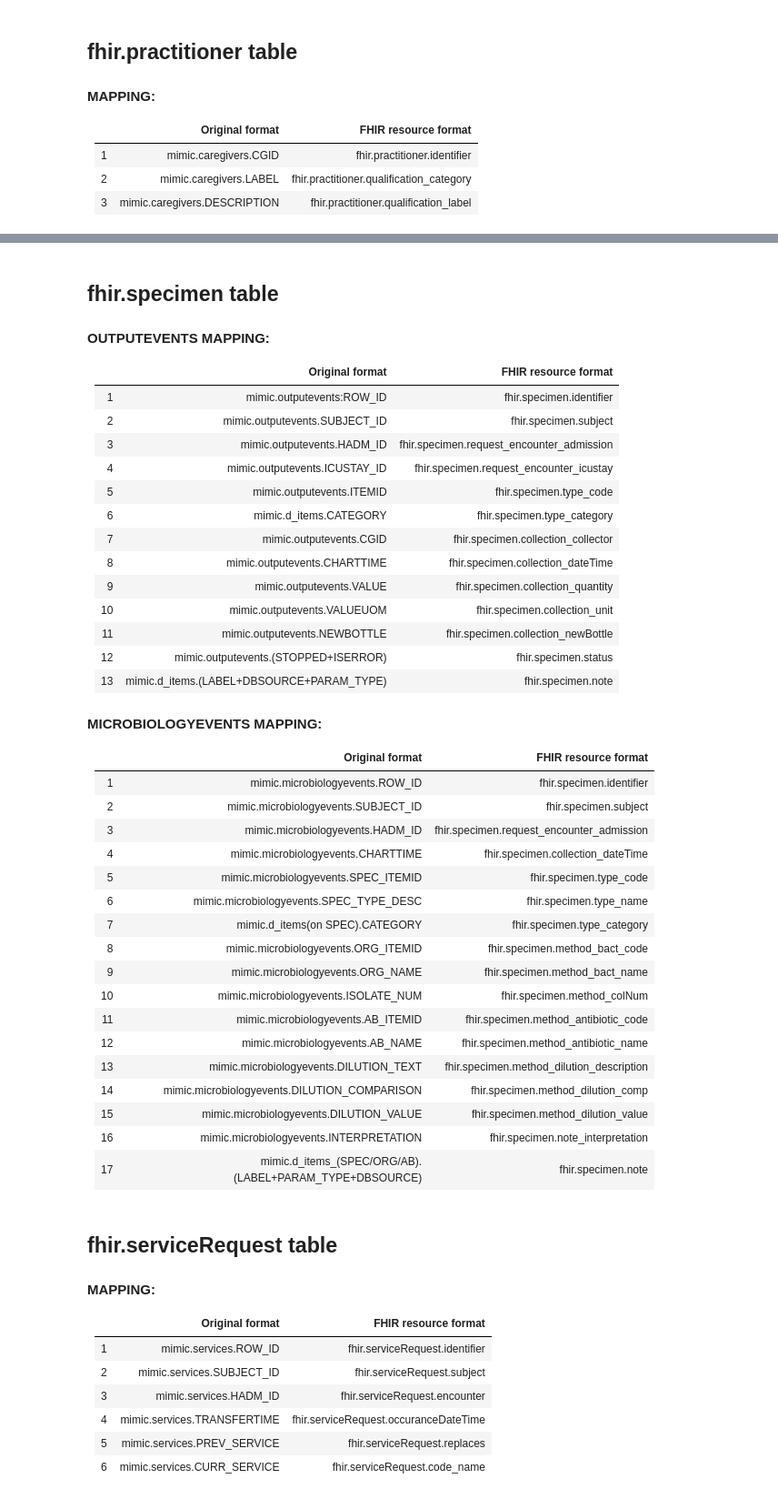
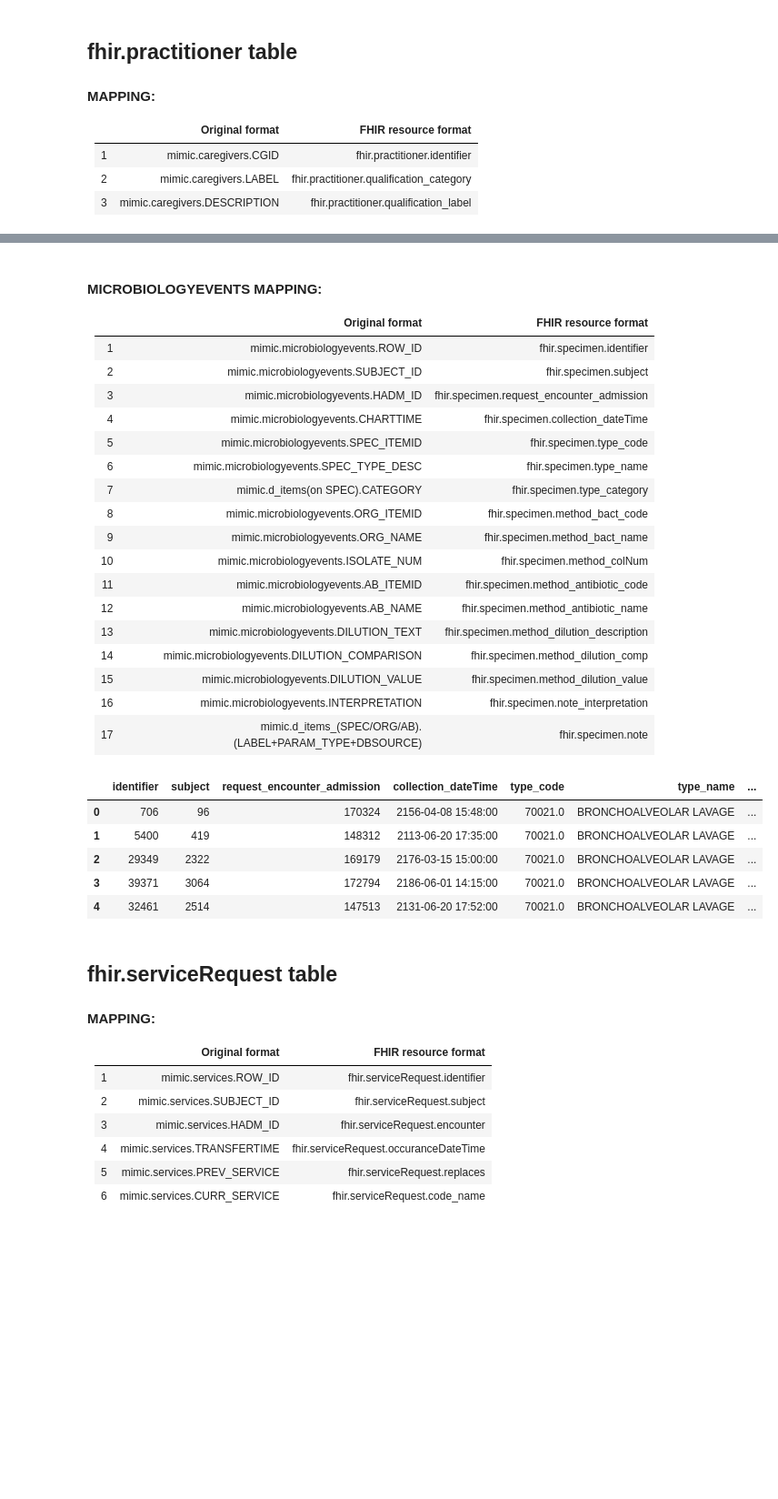
Before and after one commit to Machine-Learning-for-Medical-Language/MIMICIII-to-FHIR, a Jupyter notebook: 004-kba-mimicIII_ETL_FHIR.ipynb, the cells around one changed output, grey strips where cells are left out. Shown: that part at 91% size. Cells and saved outputs as stored; diff of their text form; code cells hidden in the pictures; blank space fills up the shorter version.

Commit message:
original code conversion complete

```diff
--- a/004-kba-mimicIII_ETL_FHIR.ipynb
+++ b/004-kba-mimicIII_ETL_FHIR.ipynb
@@ -153,24 +295,4 @@ procedure_mv.head()
 # %% [markdown]
-## fhir.specimen table
-
-#### OUTPUTEVENTS MAPPING:<br>
-
-||Original format | FHIR resource format|
-|------|:-----|:-----|
-|1|mimic.outputevents:ROW_ID | fhir.specimen.identifier|
-|2|mimic.outputevents.SUBJECT_ID | fhir.specimen.subject|
-|3|mimic.outputevents.HADM_ID | fhir.specimen.request_encounter_admission|
-|4|mimic.outputevents.ICUSTAY_ID | fhir.specimen.request_encounter_icustay|
-|5|mimic.outputevents.ITEMID | fhir.specimen.type_code|
-|6|mimic.d_items.CATEGORY | fhir.specimen.type_category|
-|7|mimic.outputevents.CGID | fhir.specimen.collection_collector|
-|8|mimic.outputevents.CHARTTIME | fhir.specimen.collection_dateTime|
-|9|mimic.outputevents.VALUE | fhir.specimen.collection_quantity|
-|10|mimic.outputevents.VALUEUOM | fhir.specimen.collection_unit|
-|11|mimic.outputevents.NEWBOTTLE | fhir.specimen.collection_newBottle|
-|12|mimic.outputevents.(STOPPED+ISERROR) | fhir.specimen.status|
-|13|mimic.d_items.(LABEL+DBSOURCE+PARAM_TYPE) | fhir.specimen.note|
-
 #### MICROBIOLOGYEVENTS MAPPING:<br>
 
 ||Original format | FHIR resource format|
@@ -245,49 +317,77 @@ specimen_oe.head()
 # %%
 def transform_microbiologyevents(data_path, output_path):
-    microbiologyevents = pd.read_csv(data_path+'MICROBIOLOGYEVENTS'+file_ext, compression=compression)
-    d_items = pd.read_csv(data_path+'D_ITEMS'+file_ext, compression=compression, index_col=0)
+    # 'CHARTDATE',
+    microbiologyevents = pd.read_csv(data_path+'MICROBIOLOGYEVENTS'+file_ext, compression=compression,
+                                     usecols = ['ROW_ID', 'SUBJECT_ID', 'HADM_ID',
+                                                'CHARTTIME', 'SPEC_ITEMID', 'SPEC_TYPE_DESC',
+                                                'ORG_ITEMID', 'ORG_NAME', 'ISOLATE_NUM', 'AB_ITEMID',
+                                                'AB_NAME', 'DILUTION_TEXT', 'DILUTION_COMPARISON',
+                                                'DILUTION_VALUE', 'INTERPRETATION'],
+                                     dtype = {'ROW_ID': int, 'SUBJECT_ID': int, 'HADM_ID': int,
+                                              'SPEC_ITEMID': float, 'SPEC_TYPE_DESC': str,
+                                              'ORG_ITEMID': float, 'ORG_NAME': str, 'ISOLATE_NUM': float,
+                                              'AB_ITEMID': float, 'AB_NAME': str, 'DILUTION_TEXT': str,
+                                              'DILUTION_COMPARISON': str, 'DILUTION_VALUE': np.float64,
+                                              'INTERPRETATION': str},
+                                     parse_dates=['CHARTTIME'],
+                                    )
 
+    d_items = pd.read_csv(data_path+'D_ITEMS'+file_ext, compression=compression, index_col=0,
+                          # dropped 'ABBREVIATION', 'LINKSTO', 'CONCEPTID', 'UNITNAME'
+                          usecols=['ROW_ID', 'ITEMID', 'LABEL', 'DBSOURCE', 'CATEGORY', 'PARAM_TYPE'],
+                          dtype={'ROW_ID': int, 'ITEMID': int, 'LABEL': str, 'DBSOURCE': 'category',
+                                 'CATEGORY': 'category', 'PARAM_TYPE': str})
+
+    # ???
     specimen_mbe = pd.merge(microbiologyevents, d_items[['ITEMID','LABEL','DBSOURCE','PARAM_TYPE','CATEGORY']], left_on='SPEC_ITEMID', right_on='ITEMID')
     specimen_mbe = pd.merge(specimen_mbe, d_items[['ITEMID','LABEL','DBSOURCE','PARAM_TYPE']], left_on='ORG_ITEMID', right_on='ITEMID', suffixes=('','_org'))
     specimen_mbe = pd.merge(specimen_mbe, d_items[['ITEMID','LABEL','DBSOURCE','PARAM_TYPE']], left_on='AB_ITEMID', right_on='ITEMID', suffixes=('','_ab'))
 
-    specimen_mbe.CHARTTIME = pd.to_datetime(specimen_mbe.CHARTTIME, format = '%Y-%m-%d %H:%M:%S', errors = 'coerce')
-
     # Replace NaN in columns with empty strings so that concatenation in notes works
-    specimen_mbe['PARAM_TYPE'].replace(np.NaN, '', regex=True, inplace=True)
-    specimen_mbe['PARAM_TYPE_org'].replace(np.NaN, '', regex=True, inplace=True)
-    specimen_mbe['PARAM_TYPE_ab'].replace(np.NaN, '', regex=True, inplace=True)
-
-    specimen_mbe['note'] = specimen_mbe['LABEL'] + ' ' + specimen_mbe['DBSOURCE'] + ' ' + specimen_mbe['PARAM_TYPE']  + ' ' + specimen_mbe['LABEL_org'] + ' ' + specimen_mbe['DBSOURCE_org'] + ' ' + specimen_mbe['PARAM_TYPE_org']  + ' ' + specimen_mbe['LABEL_ab'] + ' ' + specimen_mbe['DBSOURCE_ab'] + ' ' + specimen_mbe['PARAM_TYPE_ab']
+    specimen_mbe['note'] = specimen_mbe['LABEL'].str.cat(specimen_mbe['DBSOURCE'], sep=' ', na_rep='NA')
+    specimen_mbe['note'] = specimen_mbe['note'].str.cat(specimen_mbe['PARAM_TYPE'], sep=' ', na_rep='')
+    specimen_mbe['note'] = specimen_mbe['note'].str.cat(specimen_mbe['LABEL_org'], sep=' ', na_rep='')
+    specimen_mbe['note'] = specimen_mbe['note'].str.cat(specimen_mbe['DBSOURCE_org'], sep=' ', na_rep='')
+    specimen_mbe['note'] = specimen_mbe['note'].str.cat(specimen_mbe['PARAM_TYPE_org'], sep=' ', na_rep='')
+    specimen_mbe['note'] = specimen_mbe['note'].str.cat(specimen_mbe['LABEL_ab'], sep=' ', na_rep='')
+    specimen_mbe['note'] = specimen_mbe['note'].str.cat(specimen_mbe['DBSOURCE_ab'], sep=' ', na_rep='')
+    specimen_mbe['note'] = specimen_mbe['note'].str.cat(specimen_mbe['PARAM_TYPE_ab'], sep=' ', na_rep='')
 
     # Drop columns combined to note field
-    specimen_mbe.drop(['CHARTDATE'], axis=1, inplace=True)
-    specimen_mbe.drop(['ITEMID', 'LABEL', 'PARAM_TYPE','DBSOURCE'], axis=1, inplace=True)
-    specimen_mbe.drop(['ITEMID_org', 'LABEL_org', 'PARAM_TYPE_org','DBSOURCE_org'], axis=1, inplace=True)
-    specimen_mbe.drop(['ITEMID_ab', 'LABEL_ab', 'PARAM_TYPE_ab','DBSOURCE_ab'], axis=1, inplace=True)
+    specimen_mbe.drop(columns=['ITEMID', 'LABEL', 'PARAM_TYPE','DBSOURCE',
+                               'ITEMID_org', 'LABEL_org', 'PARAM_TYPE_org','DBSOURCE_org',
+                               'ITEMID_ab', 'LABEL_ab', 'PARAM_TYPE_ab','DBSOURCE_ab'
+                              ], inplace=True)
 
     specimen_mbe.rename(columns={'ROW_ID':'identifier',
                                  'SUBJECT_ID':'subject',
                                  'HADM_ID':'request_encounter_admission',
                                  'CHARTTIME':'collection_dateTime',
                                  'SPEC_ITEMID':'type_code',
                                  'SPEC_TYPE_DESC':'type_name',
                                  'CATEGORY':'type_category',
                                  'ORG_ITEMID':'method_bact_code',
                                  'ORG_NAME':'method_bact_name',
                                  'ISOLATE_NUM':'method_colNum',
                                  'AB_ITEMID':'method_antibiotic_code',
                                  'AB_NAME':'method_antibiotic_name',
                                  'DILUTION_TEXT':'method_dilution_description',
                                  'DILUTION_COMPARISON':'method_dilution_comp',
                                  'DILUTION_VALUE':'method_dilution_value',
                                  'INTERPRETATION':'note_interpretation'}, inplace=True)
 
     specimen_mbe.to_csv(output_path+'specimen_mbe.csv.gz', compression='gzip', index=False)
     return specimen_mbe
 
 specimen_mbe = transform_microbiologyevents(data_path, output_path)
 specimen_mbe.head()
+# %% [output]
+|  | identifier | subject | request_encounter_admission | collection_dateTime | type_code | type_name | ... |
+| 0 | 706 | 96 | 170324 | 2156-04-08 15:48:00 | 70021.0 | BRONCHOALVEOLAR LAVAGE | ... |
+| 1 | 5400 | 419 | 148312 | 2113-06-20 17:35:00 | 70021.0 | BRONCHOALVEOLAR LAVAGE | ... |
+| 2 | 29349 | 2322 | 169179 | 2176-03-15 15:00:00 | 70021.0 | BRONCHOALVEOLAR LAVAGE | ... |
+| 3 | 39371 | 3064 | 172794 | 2186-06-01 14:15:00 | 70021.0 | BRONCHOALVEOLAR LAVAGE | ... |
+| 4 | 32461 | 2514 | 147513 | 2131-06-20 17:52:00 | 70021.0 | BRONCHOALVEOLAR LAVAGE | ... |
 # %% [markdown]
 ## fhir.serviceRequest table
 
```
Also changed, not shown: parts of 11 cells of this notebook, 2 other files.
